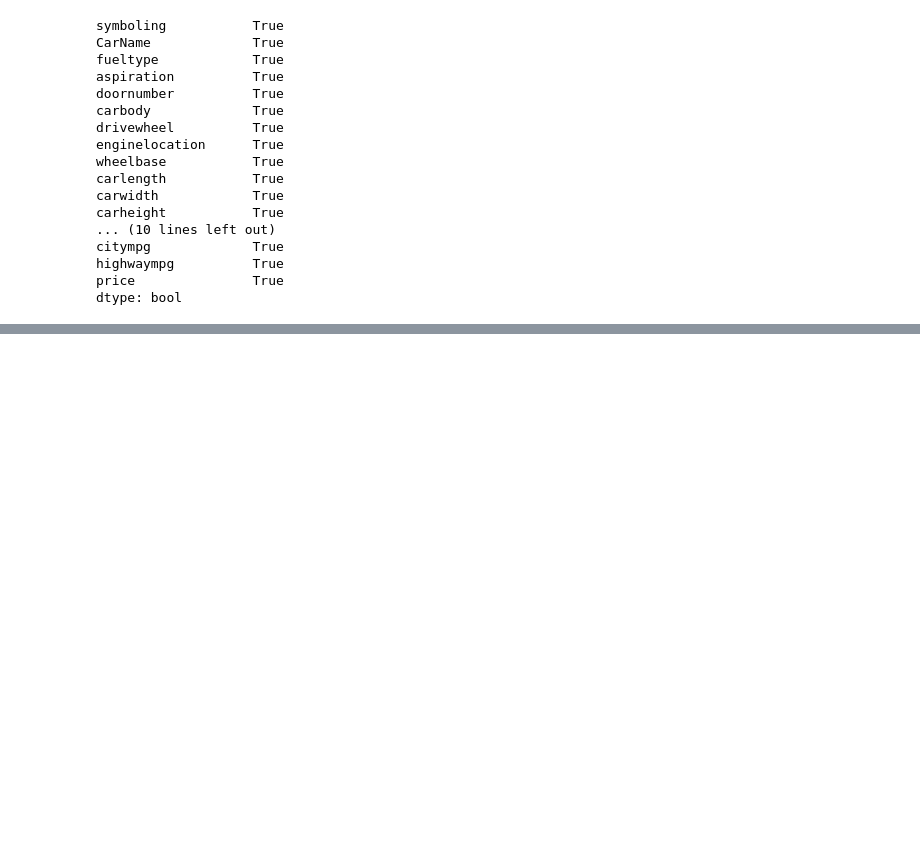
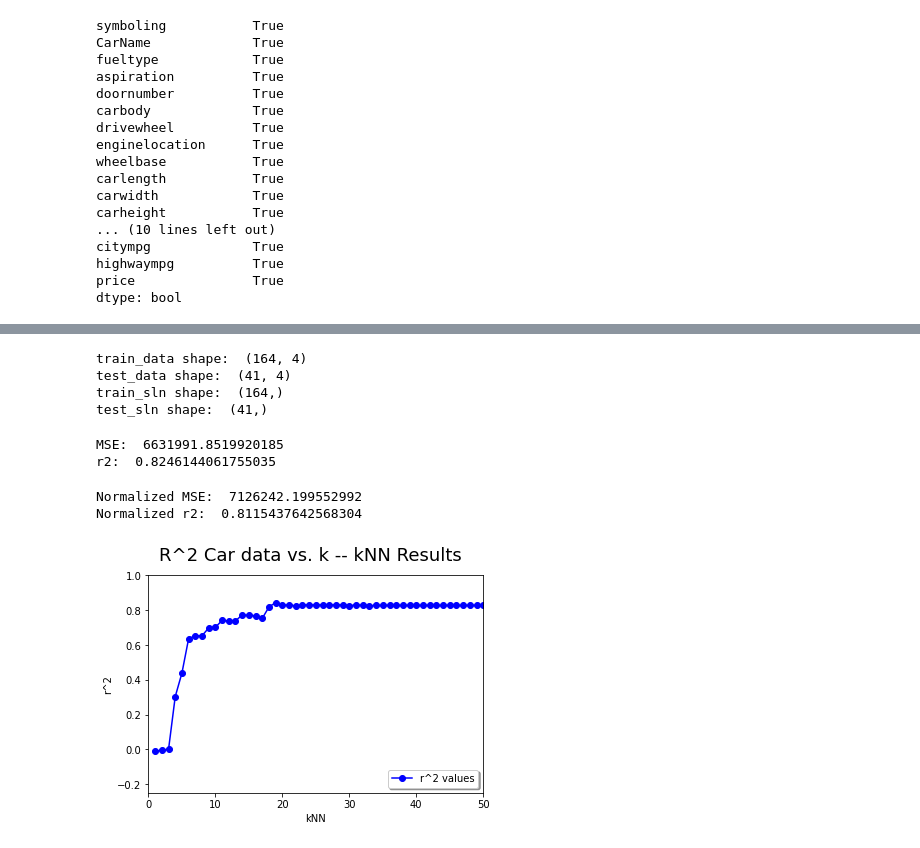
Before and after one commit to Katlynn23/Project1, a Jupyter notebook: Project1.ipynb, the cells around one changed output, grey strips where cells are left out. Drawn from its saved outputs; the diff is of its cells as text; code cells hidden in the pictures; blank space fills up the shorter version.

```diff
--- a/Project1.ipynb
+++ b/Project1.ipynb
@@ -149,0 +135,66 @@ dtype: bool
+# %%
+predictors = ['doornumber', 'carlength','carwidth', 'carheight']
+target = "price"
+train_data, test_data, train_sln, test_sln = \
+        train_test_split(car_dummy[predictors], car_dummy[target], test_size = 0.2, random_state=41)
+print('train_data shape: ',train_data.shape)
+print('test_data shape: ',test_data.shape)
+print('train_sln shape: ',train_sln.shape)
+print('test_sln shape: ',test_sln.shape)
+# %% [output]
+train_data shape:  (164, 4)
+test_data shape:  (41, 4)
+train_sln shape:  (164,)
+test_sln shape:  (41,)
+# %%
+from sklearn import metrics
+from sklearn import neighbors
+from sklearn.neighbors import KNeighborsRegressor
+#Not Normalized
+dt = tree.DecisionTreeRegressor()
+dt.fit(train_data,train_sln)
+predictions = dt.predict(test_data)
+print('MSE: ', metrics.mean_squared_error(test_sln, predictions))
+print('r2: ', metrics.r2_score(test_sln, predictions))
+# %% [output]
+MSE:  6631991.8519920185
+r2:  0.8246144061755035
+# %%
+from sklearn.preprocessing import StandardScaler
+scaler = StandardScaler()
+scaler.fit(train_data)
+train_data_normalized = scaler.transform(train_data)
+test_data_normalized = scaler.transform(test_data)
+
+from sklearn.neighbors import KNeighborsRegressor
+#Normalized
+dt = tree.DecisionTreeRegressor()
+dt.fit(train_data_normalized,train_sln)
+predictions = dt.predict(test_data_normalized)
+print('Normalized MSE: ', metrics.mean_squared_error(test_sln, predictions))
+print('Normalized r2: ', metrics.r2_score(test_sln, predictions))
+# %% [output]
+Normalized MSE:  7126242.199552992
+Normalized r2:  0.8115437642568304
+# %%
+import matplotlib.pyplot as plt
+%matplotlib inline
+
+max_depth_vals = range(1,51)
+norm = []
+
+for max_depth_val in max_depth_vals:
+    dt = tree.DecisionTreeRegressor(random_state = 0, max_depth = max_depth_val, criterion="poisson")
+    dt.fit(train_data_normalized,train_sln)
+    predictions = dt.predict(test_data_normalized)
+    norm.append(metrics.r2_score(test_sln, predictions))
+
+plt.suptitle('R^2 Car data vs. k -- kNN Results',fontsize=18)
+plt.xlabel('kNN')
+plt.ylabel('r^2')
+plt.plot(max_depth_vals,norm,'bo-',label='r^2 values')
+plt.legend(loc='lower right', shadow=True)
+plt.axis([0,50,-0.25,1])
+plt.show()
+# %% [output]
+[figure, added]
```
Also changed, not shown: parts of 8 cells of this notebook.
